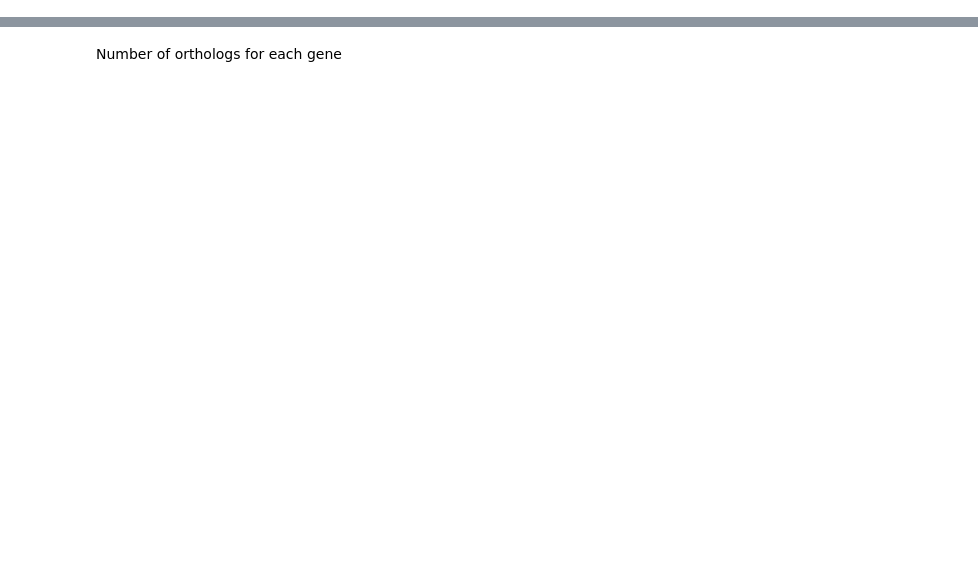
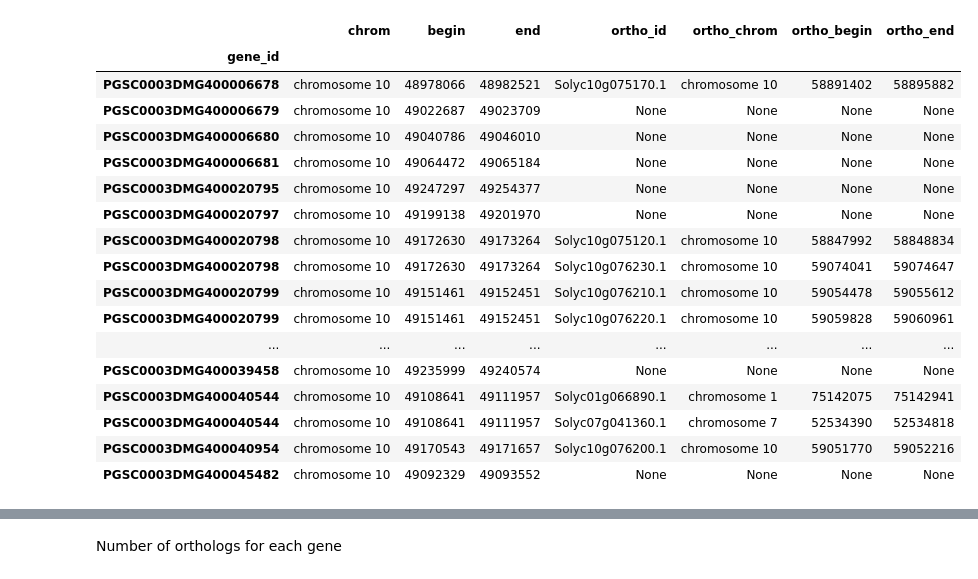
Before and after one commit to candYgene/notebooks, a Jupyter notebook: jupyter/QTL_fruitshape_orthologs.ipynb, the cells around one changed output, grey strips where cells are left out. Cells and saved outputs as stored; diff of their text form; code cells hidden in the pictures; blank space fills up the shorter version.

```diff
--- a/jupyter/QTL_fruitshape_orthologs.ipynb
+++ b/jupyter/QTL_fruitshape_orthologs.ipynb
@@ -249,0 +186,2 @@ except:
+# %%
+genes.set_index('feature_id')
@@ -249,0 +193,7 @@ except:
+# %%
+# compute QTL interval given the start/end positions of the delineating genes
+pos = pd.concat([genes['begin_pos'], genes['end_pos']]).describe()
+qtl_interval = dict(chrom=genes['chrom'].unique()[0],
+                    taxon_id=int(genes['taxon_id'].unique()[0]),
+                    begin=int(pos['min']),
+                    end=int(pos['max']))
@@ -249,0 +222,2 @@ except:
+# %%
+all_genes.set_index('feature_id')
@@ -249,0 +242,52 @@ except:
+# %%
+# for each potato gene retrieve orthologs in tomato
+rows = []
+for index, g in all_genes.iterrows():
+    try:
+        with requests.get(base_url + '/getOrthologs',
+                          params={'geneid': "'%s'" % g['feature_id']},
+                          headers=headers) as req:
+            df = pd.read_csv(io.StringIO(req.text))
+            if df.size == 0:
+                rows.append([g['feature_id'], g['chrom'], g['begin_pos'], g['end_pos'],
+                             None, None, None, None]) # ortholog not found
+                continue
+            for index, j in df.iterrows():
+                with requests.get(base_url + '/getFeatureLocation',
+                    params={'featureid': "'%s'" % j['ortholog_id']},
+                    headers=headers) as req:
+                    for index, o in pd.read_csv(io.StringIO(req.text)).iterrows():
+                        rows.append([g['feature_id'], g['chrom'], g['begin_pos'], g['end_pos'],
+                                     o['feature_id'], o['chrom'], o['begin_pos'], o['end_pos']])
+
+    except:
+        print('Failed to connect to the Web API!')
+        break
+# %%
+cols = ['gene_id', 'chrom', 'begin', 'end', 'ortho_id', 'ortho_chrom', 'ortho_begin', 'ortho_end']
+orthologs = pd.DataFrame(rows, columns=cols)
+orthologs['ortho_begin'] = orthologs['ortho_begin'].fillna(-1)
+orthologs['ortho_end'] = orthologs['ortho_end'].fillna(-1)
+orthologs['ortho_begin'] = orthologs['ortho_begin'].astype(np.int64)
+orthologs['ortho_end'] = orthologs['ortho_end'].astype(np.int64)
+orthologs = orthologs.replace([-1], [None])
+orthologs.set_index('gene_id')
+# %% [output]
+|  | chrom | begin | end | ortho_id | ortho_chrom | ortho_begin | ortho_end |
+| gene_id |  |  |  |  |  |  |  |
+| PGSC0003DMG400006678 | chromosome 10 | 48978066 | 48982521 | Solyc10g075170.1 | chromosome 10 | 58891402 | 58895882 |
+| PGSC0003DMG400006679 | chromosome 10 | 49022687 | 49023709 | None | None | None | None |
+| PGSC0003DMG400006680 | chromosome 10 | 49040786 | 49046010 | None | None | None | None |
+| PGSC0003DMG400006681 | chromosome 10 | 49064472 | 49065184 | None | None | None | None |
+| PGSC0003DMG400020795 | chromosome 10 | 49247297 | 49254377 | None | None | None | None |
+| PGSC0003DMG400020797 | chromosome 10 | 49199138 | 49201970 | None | None | None | None |
+| PGSC0003DMG400020798 | chromosome 10 | 49172630 | 49173264 | Solyc10g075120.1 | chromosome 10 | 58847992 | 58848834 |
+| PGSC0003DMG400020798 | chromosome 10 | 49172630 | 49173264 | Solyc10g076230.1 | chromosome 10 | 59074041 | 59074647 |
+| PGSC0003DMG400020799 | chromosome 10 | 49151461 | 49152451 | Solyc10g076210.1 | chromosome 10 | 59054478 | 59055612 |
+| PGSC0003DMG400020799 | chromosome 10 | 49151461 | 49152451 | Solyc10g076220.1 | chromosome 10 | 59059828 | 59060961 |
+| ... | ... | ... | ... | ... | ... | ... | ... |
+| PGSC0003DMG400039458 | chromosome 10 | 49235999 | 49240574 | None | None | None | None |
+| PGSC0003DMG400040544 | chromosome 10 | 49108641 | 49111957 | Solyc01g066890.1 | chromosome 1 | 75142075 | 75142941 |
+| PGSC0003DMG400040544 | chromosome 10 | 49108641 | 49111957 | Solyc07g041360.1 | chromosome 7 | 52534390 | 52534818 |
+| PGSC0003DMG400040954 | chromosome 10 | 49170543 | 49171657 | Solyc10g076200.1 | chromosome 10 | 59051770 | 59052216 |
+| PGSC0003DMG400045482 | chromosome 10 | 49092329 | 49093552 | None | None | None | None |
```
Also changed, not shown: parts of 32 cells of this notebook.
